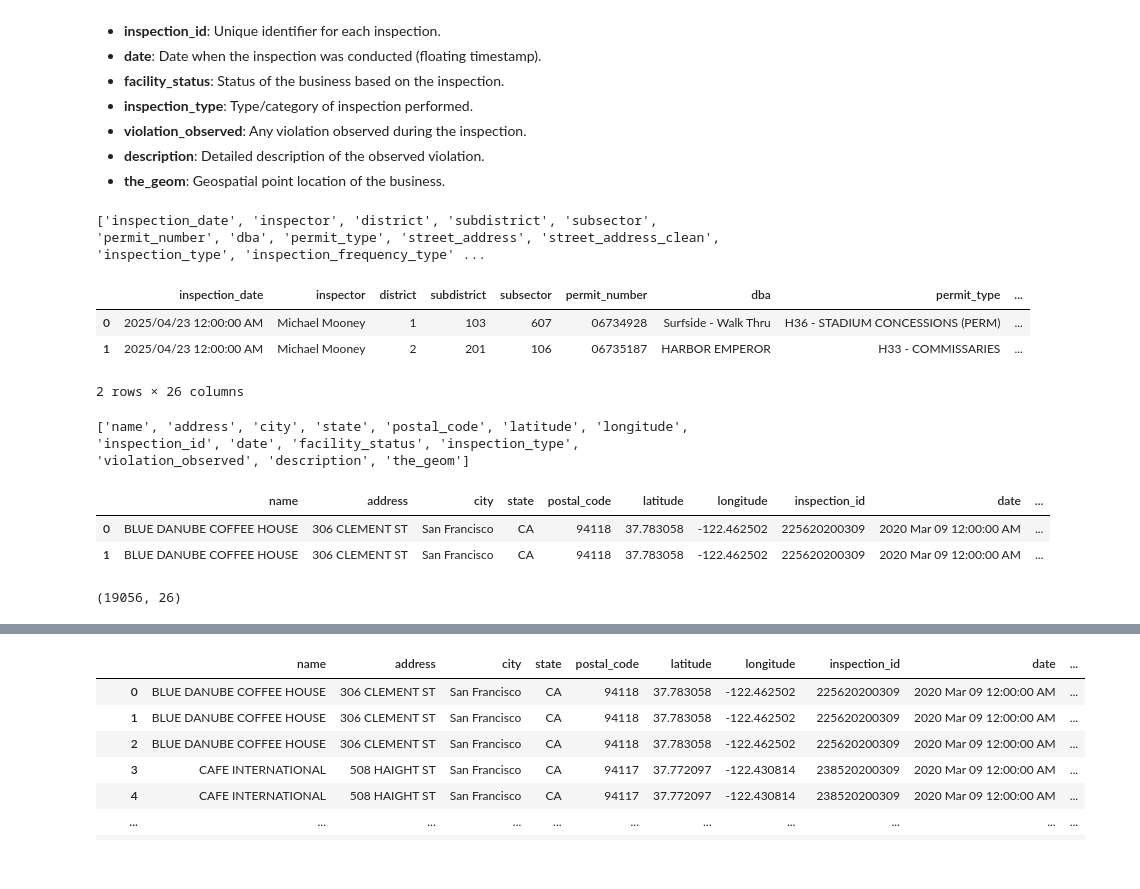
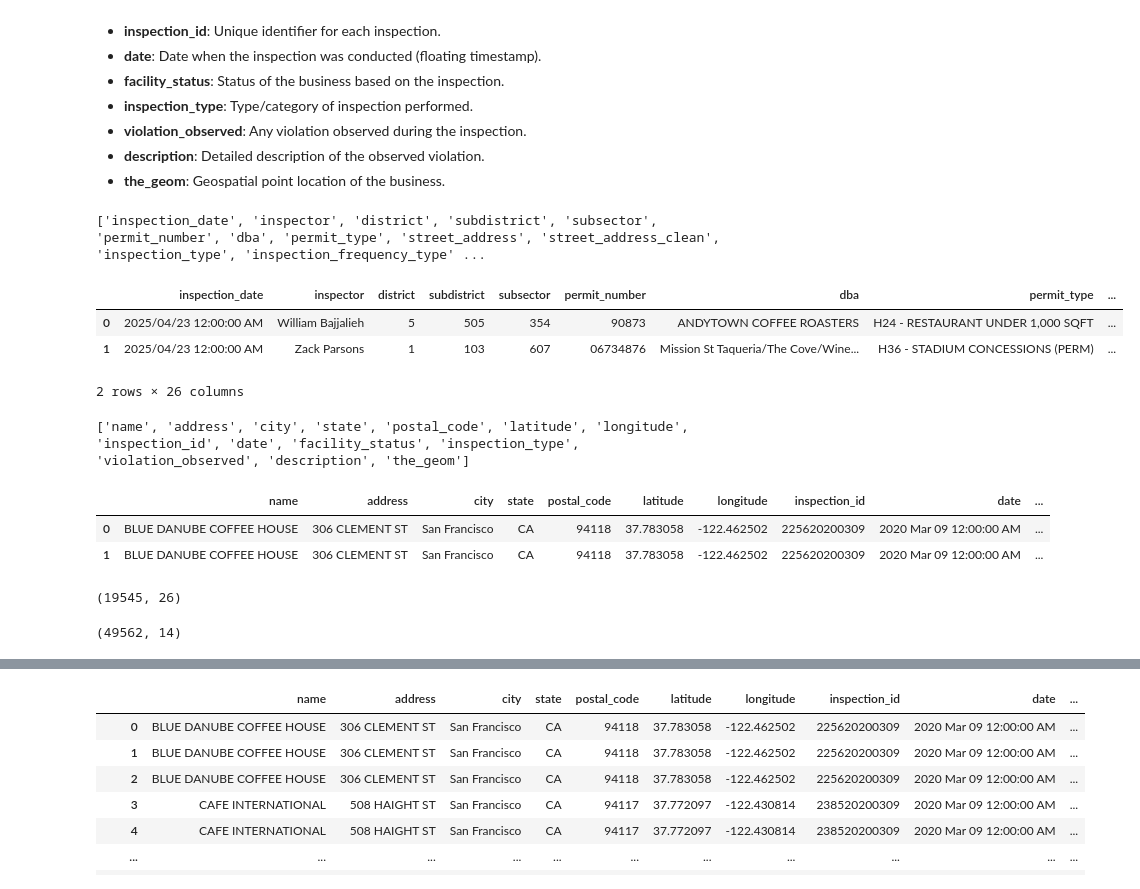
Before and after one commit to LkNeha/HealthScore-Predictor, a Jupyter notebook: notebooks/Data_cleaning_final.ipynb, the cells around one changed output, grey strips where cells are left out. Drawn from its saved outputs; the diff is of its cells as text; code cells hidden in the pictures.

```diff
--- a/notebooks/Data_cleaning_final.ipynb
+++ b/notebooks/Data_cleaning_final.ipynb
@@ -60,20 +62,20 @@ from slugify import slugify
 import glob
 import re
 # %%
-df_raw_2024 = pd.read_csv("../data/raw/Health_Inspection_Scores_(2024-Present)_20251030.csv")
+df_raw_2024 = pd.read_csv("../data/raw/Health_Inspection(2024-Present).csv")
 # os.getcwd()
 print(df_raw_2024.columns.tolist())
 display(df_raw_2024.head(2))
 
 df_raw_2020 = pd.read_csv("../data/raw/Health_Inspection(2020-2023).csv")
 # os.getcwd()
 print(df_raw_2020.columns.tolist())
 display(df_raw_2020.head(2))
 # %% [output]
 ['inspection_date', 'inspector', 'district', 'subdistrict', 'subsector', 'permit_number', 'dba', 'permit_type', 'street_address', 'street_address_clean', 'inspection_type', 'inspection_frequency_type' ...
 |  | inspection_date | inspector | district | subdistrict | subsector | permit_number | dba | permit_type | ... |
-| 0 | 2025/04/23 12:00:00 AM | Michael Mooney | 1 | 103 | 607 | 06734928 | Surfside - Walk Thru | H36 - STADIUM CONCESSIONS (PERM) | ... |
-| 1 | 2025/04/23 12:00:00 AM | Michael Mooney | 2 | 201 | 106 | 06735187 | HARBOR EMPEROR | H33 - COMMISSARIES | ... |
+| 0 | 2025/04/23 12:00:00 AM | William Bajjalieh | 5 | 505 | 354 | 90873 | ANDYTOWN COFFEE ROASTERS | H24 - RESTAURANT UNDER 1,000 SQFT | ... |
+| 1 | 2025/04/23 12:00:00 AM | Zack Parsons | 1 | 103 | 607 | 06734876 | Mission St Taqueria/The Cove/Wine... | H36 - STADIUM CONCESSIONS (PERM) | ... |
 2 rows × 26 columns
 ['name', 'address', 'city', 'state', 'postal_code', 'latitude', 'longitude', 'inspection_id', 'date', 'facility_status', 'inspection_type', 'violation_observed', 'description', 'the_geom']
 |  | name | address | city | state | postal_code | latitude | longitude | inspection_id | date | ... |
@@ -82,7 +84,11 @@ display(df_raw_2020.head(2))
 # %%
 df_raw_2024.shape
 # %% [output]
-(19056, 26)
+(19545, 26)
+# %%
+df_raw_2020.shape
+# %% [output]
+(49562, 14)
 # %%
 
 raw_dir = "../data/raw"
```
Also changed, not shown: parts of 26 cells of this notebook, 12 other files.
